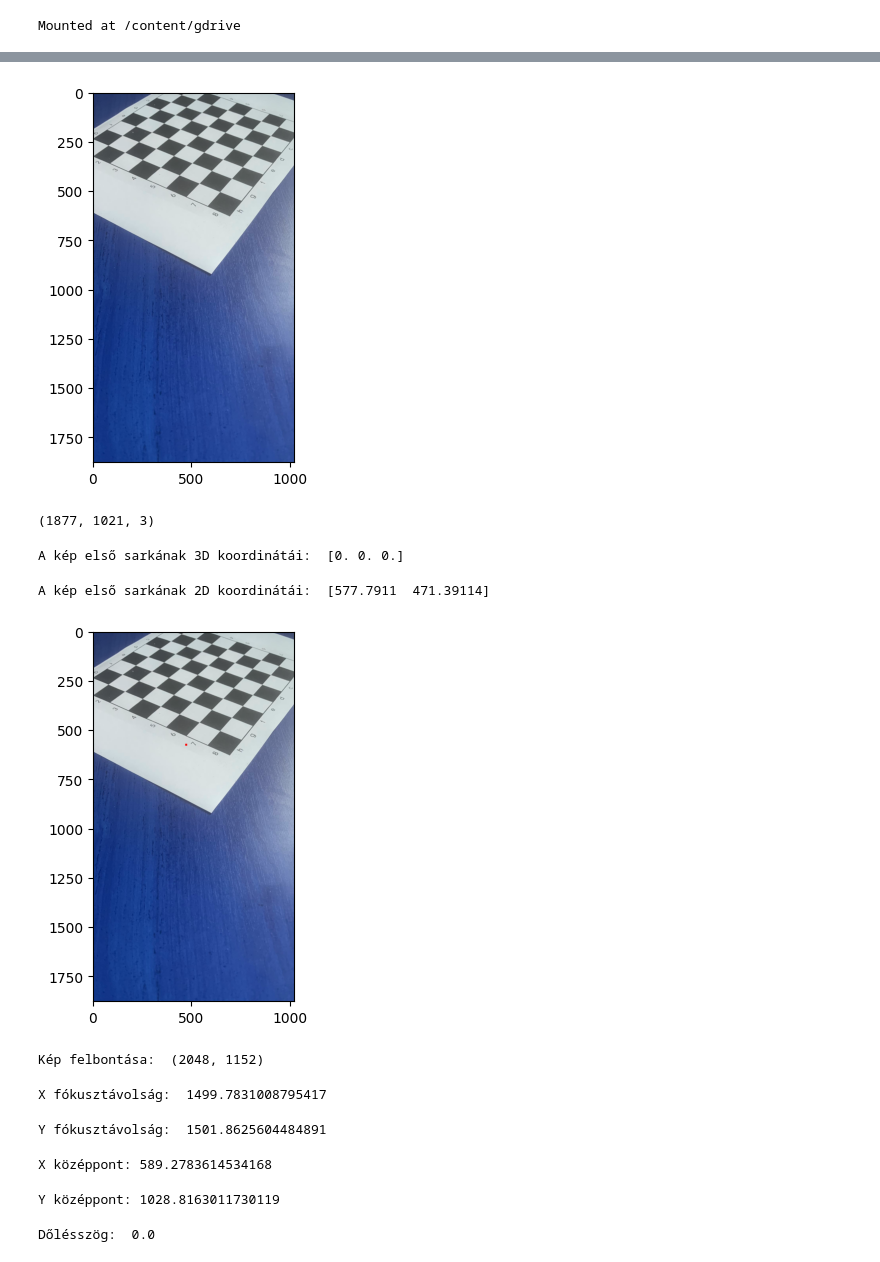
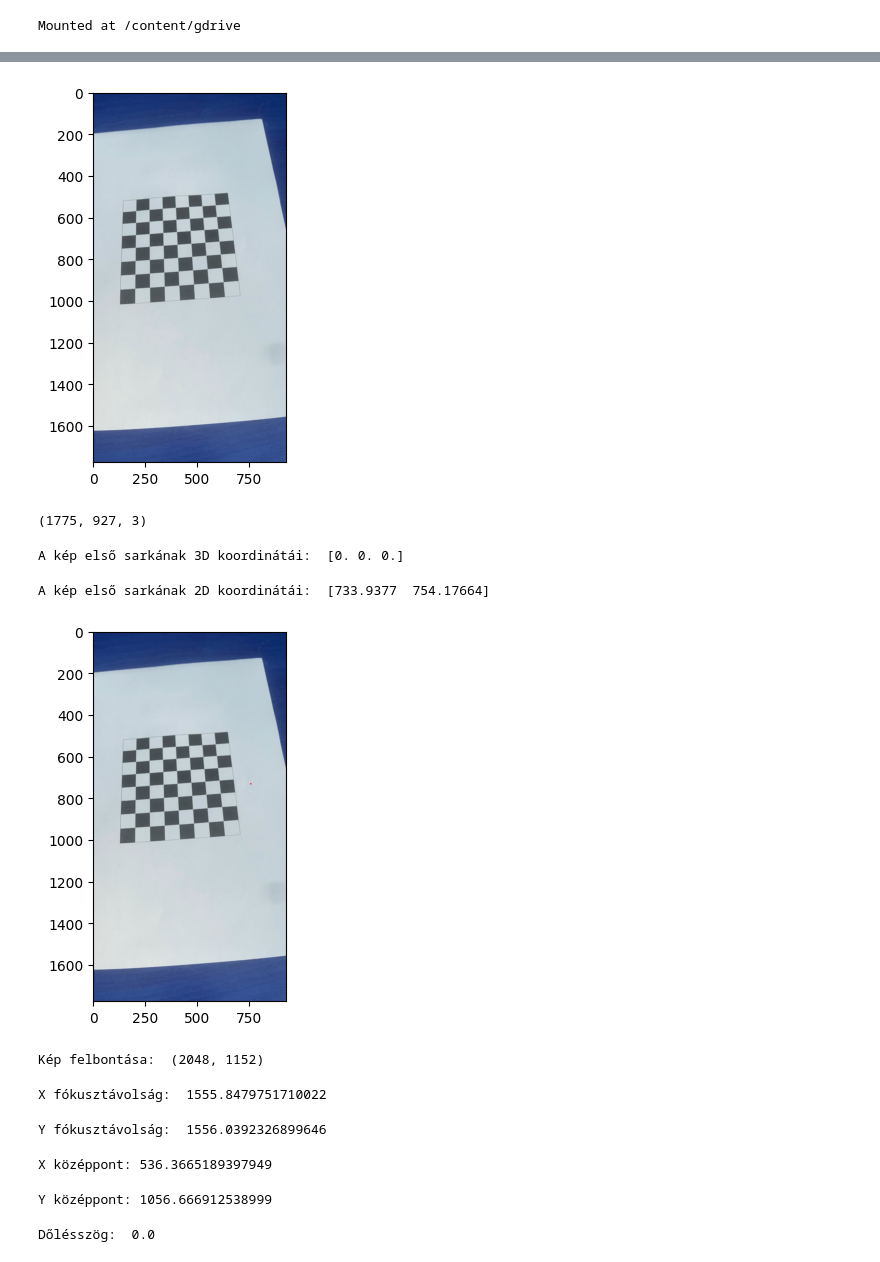
Before and after one commit to tolnaidominik/QRM4PB_AXJ0GV_GepiLatas, a Jupyter notebook: QRM4PB_AXJ0GV_GepiLatas_Feleves.ipynb, the cells around one changed output, grey strips where cells are left out. Cells and saved outputs as stored; diff of their text form; code cells hidden in the pictures.

```diff
--- a/QRM4PB_AXJ0GV_GepiLatas_Feleves.ipynb
+++ b/QRM4PB_AXJ0GV_GepiLatas_Feleves.ipynb
@@ -11,4 +11,6 @@ drive.mount('/content/gdrive', force_remount = True)
 # %% [output]
 Mounted at /content/gdrive
 # %%
-images = glob.glob("/content/gdrive/MyDrive/GepiLatas/*.jpg")
+images = glob.glob("/content/gdrive/MyDrive/GepiLatas/NewChessBoard/*.jpg")
+
+images
@@ -21,7 +40,7 @@ objp[:,:2] = np.mgrid[0:7,0:7].T.reshape(-1,2)
 objpoints = [] # 3D pontok (Való világ)
 imgpoints = [] # 2D pontok (Kép)
 # %%
-GRIDSIZE = 32  # 32 mm egy négyzet szélessége
+GRIDSIZE = 23  # 32 mm egy négyzet szélessége
 
 objp[:, :2] = np.mgrid[0:7*GRIDSIZE:GRIDSIZE,0:7*GRIDSIZE:GRIDSIZE].T.reshape(-1,2)
 print(objp)
@@ -80,7 +99,7 @@ ret, mtx, dist, rvecs, tvecs = cv.calibrateCamera(objpoints, imgpoints, gray.sha
 
 #A beépített OpenCV kamera kalibrációt felhasználva kiszámoljuk a felsorolt paramétereket
 # %%
-img = cv.imread("/content/gdrive/MyDrive/GepiLatas/348362135_736258601588262_4098550987302434383_n.jpg")
+img = cv.imread("images3/348361676_645882804225600_5585290070392960618_n.jpg")
 h,  w = img.shape[:2]
 newcameramtx, roi = cv.getOptimalNewCameraMatrix(mtx, dist, (w,h), 1, (w,h))
 # %%
@@ -92,11 +111,11 @@ dst = dst[y:y+h, x:x+w]
 plt.imshow(dst)
 plt.show()
 # %% [output]
-[figure, old version]
+[figure, new version]
 # %%
 print(dst.shape)
 # %% [output]
-(1877, 1021, 3)
+(1775, 927, 3)
 # %%
 print("A kép első sarkának 3D koordinátái: ", np.asarray(objpoints)[0,0,:])
 # %% [output]
@@ -104,13 +123,13 @@ A kép első sarkának 3D koordinátái:  [0. 0. 0.]
 # %%
 imgpointsnp = np.asarray(imgpoints).reshape(-1,49,2)
 print("A kép első sarkának 2D koordinátái: ", imgpointsnp[0,0,:])
 
-dst[572:582, 466:476] = (255,0,0)
+dst[730:736, 751:757] = (255,0,0)
 plt.imshow(dst)
 plt.show()
 # %% [output]
-A kép első sarkának 2D koordinátái:  [577.7911  471.39114]
+A kép első sarkának 2D koordinátái:  [733.9377  754.17664]
-[figure, old version]
+[figure, new version]
 # %%
 print("Kép felbontása: ", gray.shape)
 # %% [output]
@@ -118,19 +137,19 @@ Kép felbontása:  (2048, 1152)
 # %%
 print("X fókusztávolság: ", mtx[0,0])
 # %% [output]
-X fókusztávolság:  1499.7831008795417
+X fókusztávolság:  1555.8479751710022
 # %%
 print("Y fókusztávolság: ", mtx[1,1])
 # %% [output]
-Y fókusztávolság:  1501.8625604484891
+Y fókusztávolság:  1556.0392326899646
 # %%
 print("X középpont:", mtx[0,2])
 # %% [output]
-X középpont: 589.2783614534168
+X középpont: 536.3665189397949
 # %%
 print("Y középpont:", mtx[1,2])
 # %% [output]
-Y középpont: 1028.8163011730119
+Y középpont: 1056.666912538999
 # %%
 print("Dőlésszög: ", mtx[0,1])
 
```
Also changed, not shown: parts of 9 cells of this notebook.
